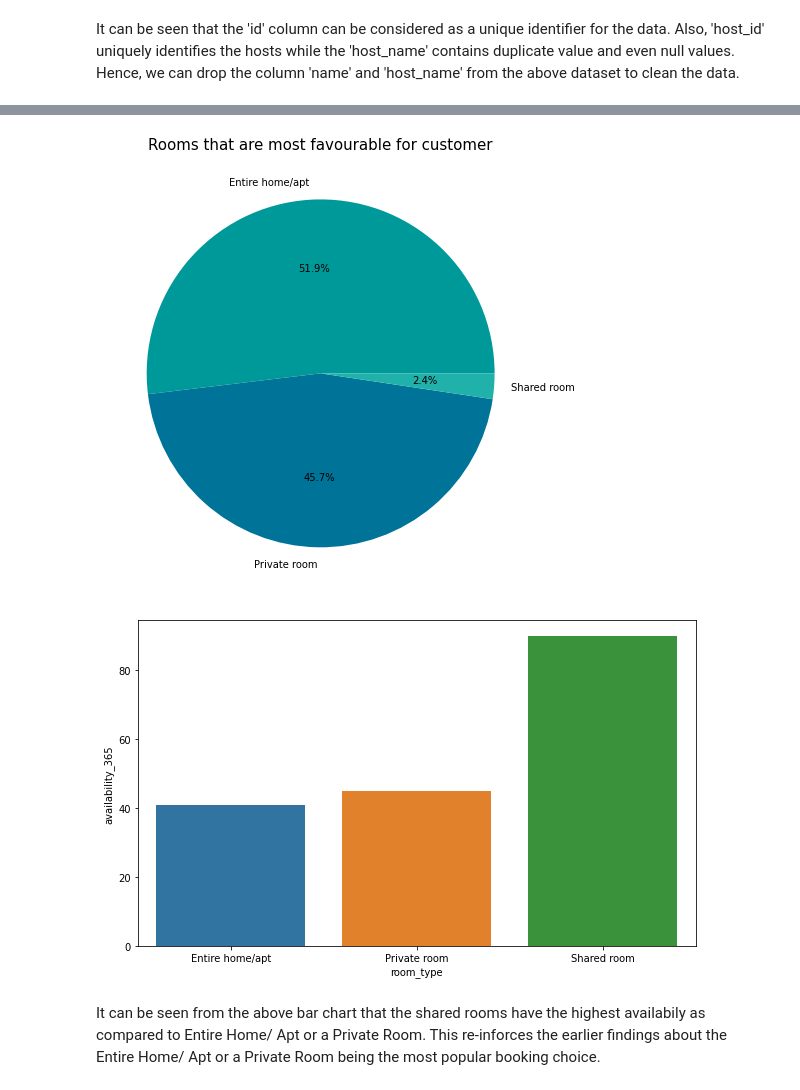
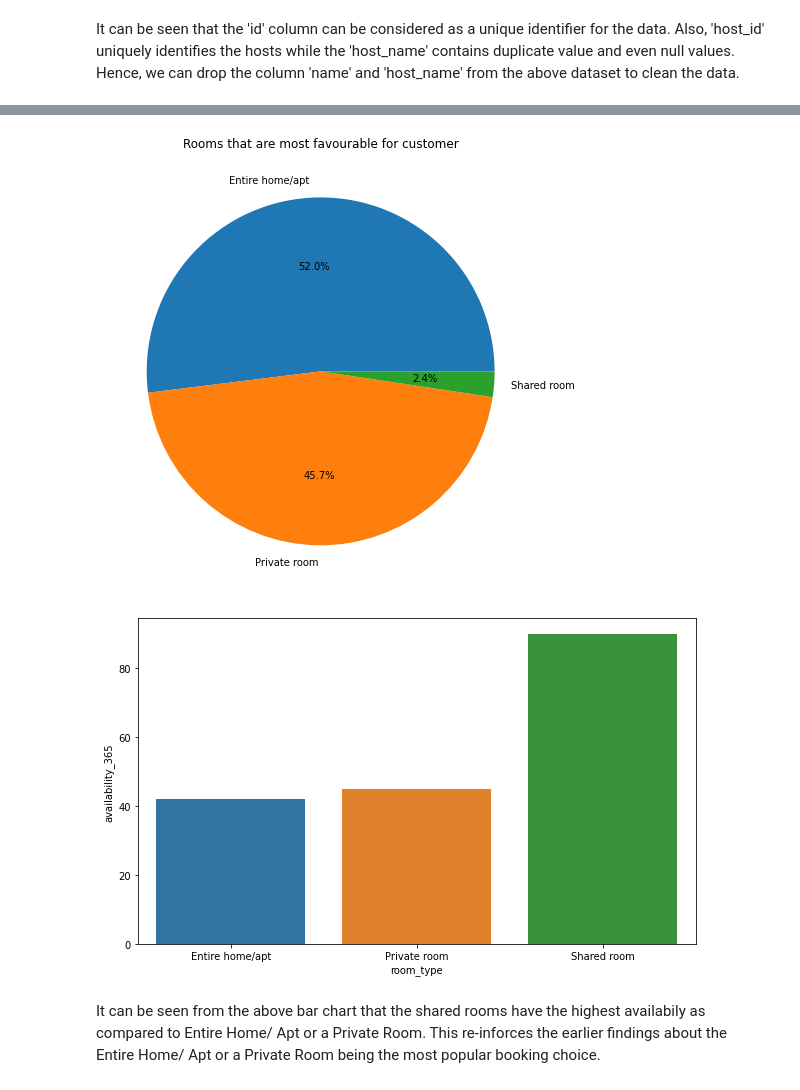
Before and after one commit to Pranit07G/PG-AlmaBetter-EDA-AirBNB-NYC, a Jupyter notebook: Airbnb_Bookings_Analysis_Capstone_Project.ipynb, the cells around one changed output, grey strips where cells are left out. Cells and saved outputs as stored; diff of their text form; code cells hidden in the pictures.

```diff
--- a/Airbnb_Bookings_Analysis_Capstone_Project.ipynb
+++ b/Airbnb_Bookings_Analysis_Capstone_Project.ipynb
@@ -50,4 +49,0 @@ From above, we can easily identify that the columns "price" and "minimun_nights"
-# %%
-bnb_nyc = bnb_nyc[bnb_nyc["minimum_nights"] <= 365]
-
-bnb_nyc = bnb_nyc[bnb_nyc["price"] <= 2000]
@@ -215,32 +159,19 @@ bnb_nyc
 # %%
 #The rooms that customers choose the most
 labels = bnb_nyc['room_type'].value_counts().index
 sizes = bnb_nyc['room_type'].value_counts().values
 plt.figure(figsize = (8,8))
-plt.pie(sizes, labels=labels, autopct='%1.1f%%', colors = ['#009999','#007399','#20B2AA'] )
-plt.title("Rooms that are most favourable for customer", color = 'black',fontsize = 15);
-
-# #The rooms that customers choose the most
-# labels = bnb_nyc_wo['room_type'].value_counts().index
-# sizes = bnb_nyc_wo['room_type'].value_counts().values
-# plt.figure(figsize = (8,8))
-# plt.pie(sizes, labels=labels, autopct='%1.1f%%', colors = ['#009999','#007399','#20B2AA'] )
-# plt.title("Rooms that are most favourable for customer (Outliers Removed)", color = 'black',fontsize = 15);
+plt.pie(sizes, labels=labels, autopct='%1.1f%%')
+plt.title("Rooms that are most favourable for customer", color = 'black',fontsize = 12);
 # %% [output]
-[figure, old version]
+[figure, new version]
 # %%
 #Availability as per room type
 room_type_mean_price = bnb_nyc.groupby("room_type")["availability_365"].median().reset_index()
 
 plt.figure(figsize=(10,6))
 sns.barplot(data=room_type_mean_price, x=room_type_mean_price["room_type"], y=room_type_mean_price["availability_365"], palette='tab10');
-
-# #Availability as per room type
-# room_type_mean_price = bnb_nyc_wo.groupby("room_type")["availability_365"].median().reset_index()
-
-# plt.figure(figsize=(10,6))
-# sns.barplot(data=room_type_mean_price, x=room_type_mean_price["room_type"], y=room_type_mean_price["availability_365"], palette='tab10');
 # %% [output]
-[figure, old version]
+[figure, new version]
 # %% [markdown]
 It can be seen from the above bar chart that the shared rooms have the highest availabily as compared to Entire Home/ Apt or a Private Room. This re-inforces the earlier findings about the Entire Home/ Apt or a Private Room being the most popular booking choice.
```
Also changed, not shown: parts of 44 cells of this notebook.
